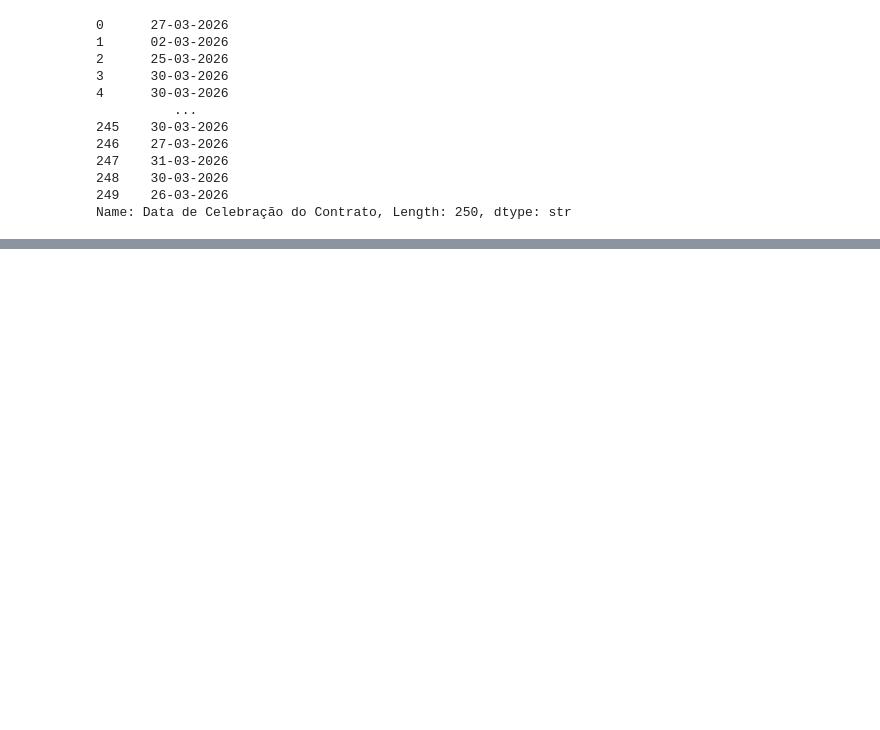
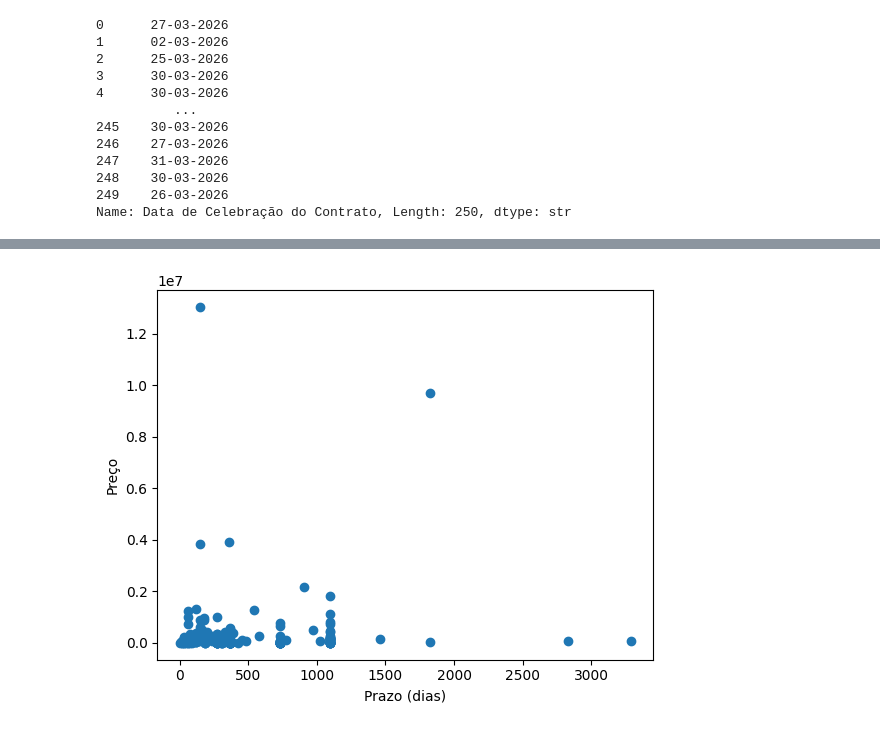
Before and after one commit to beatrizmarques2005/network-analysis, a Jupyter notebook: project/notebooks/exploration.ipynb, the cells around one changed output, grey strips where cells are left out. Saved outputs shown, nothing was run; the diff lists cells and outputs as text; code cells hidden in the pictures; blank space fills up the shorter version.

```diff
--- a/project/notebooks/exploration.ipynb
+++ b/project/notebooks/exploration.ipynb
@@ -113,0 +206,23 @@ Name: Data de Celebração do Contrato, Length: 250, dtype: str
+# %%
+import re
+
+def parse_duration(x):
+    if pd.isnull(x):
+        return None
+    x = x.lower()
+    num = int(re.search(r'\d+', x).group())
+    if "mes" in x:
+        return num * 30
+    elif "ano" in x:
+        return num * 365
+    else:
+        return num
+
+df["Prazo_dias"] = df["Prazo de Execução"].apply(parse_duration)
+# %%
+plt.scatter(df["Prazo_dias"], df["Preço Contratual"])
+plt.xlabel("Prazo (dias)")
+plt.ylabel("Preço")
+plt.show()
+# %% [output]
+[figure, added]
```
Also changed, not shown: parts of 7 cells of this notebook.
